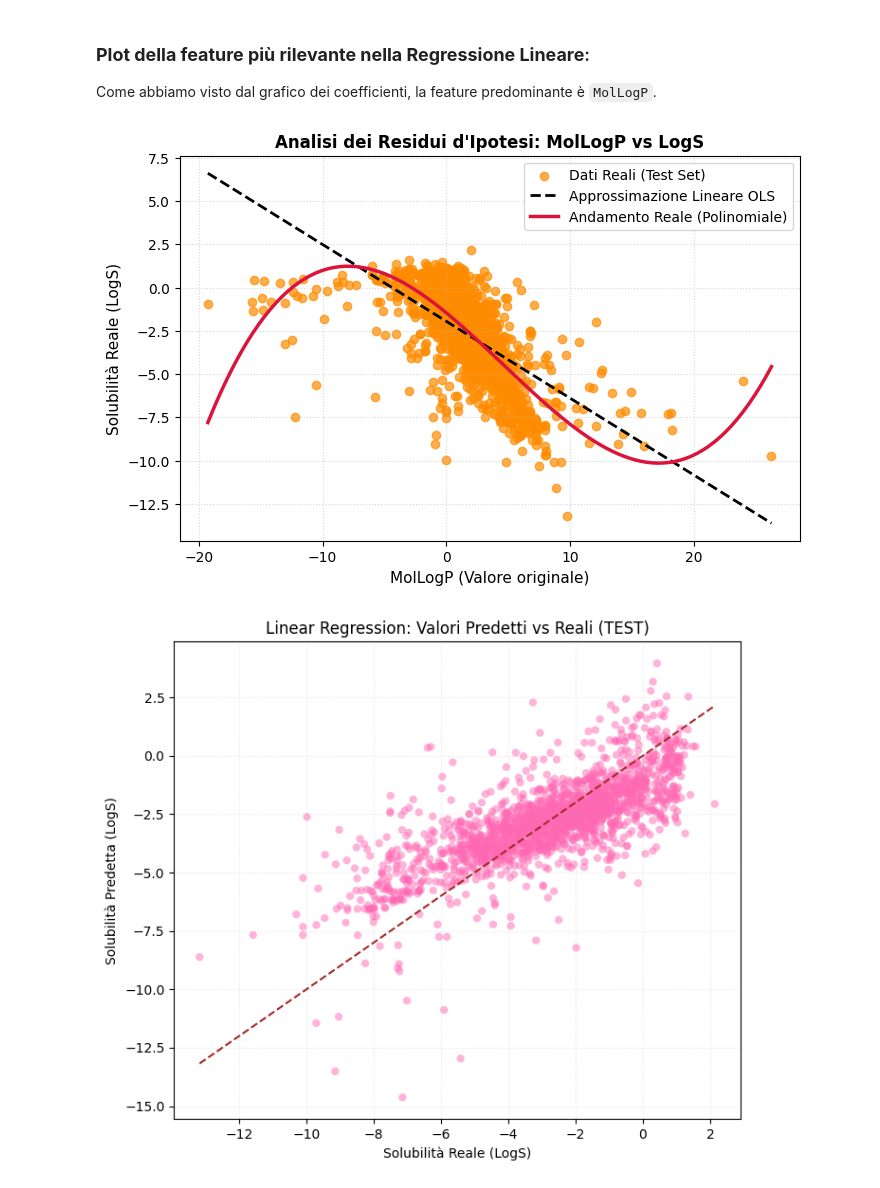
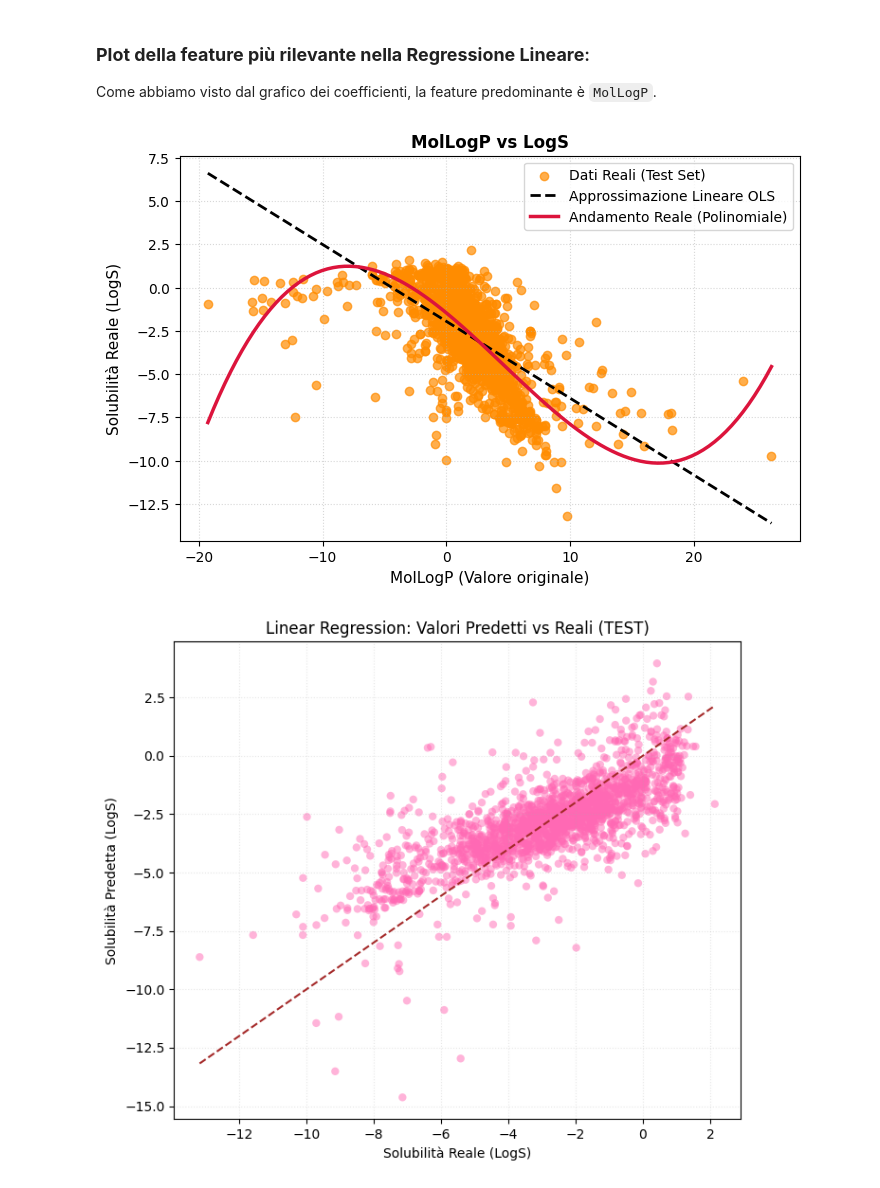
Before and after one commit to elettra-ven/DIA-Ventura-SolAq, a Jupyter notebook: AqSol_DIA_Ventura.ipynb, the cells around one changed output. Saved outputs shown, nothing was run; the diff lists cells and outputs as text; code cells hidden in the pictures.

```diff
--- a/AqSol_DIA_Ventura.ipynb
+++ b/AqSol_DIA_Ventura.ipynb
@@ -849,29 +849,29 @@ Come abbiamo visto dal grafico dei coefficienti, la feature predominante è `Mol
 # %%
 x_vals = X_test_reduced['MolLogP']
 y_vals = y_test.values
 
 plt.figure(figsize=(8, 5))
 plt.scatter(x_vals, y_vals, alpha=0.7, color='darkorange', label='Dati Reali (Test Set)')
 
 m, q = np.polyfit(x_vals, y_vals, 1)
 x_range = np.linspace(x_vals.min(), x_vals.max(), 100)
 plt.plot(x_range, m * x_range + q, color='black', linewidth=2, linestyle='--',
          label='Approssimazione Lineare OLS')
 
 poly_coefs = np.polyfit(x_vals, y_vals, 3)
 poly_curve = np.polyval(poly_coefs, x_range)
 plt.plot(x_range, poly_curve, color='crimson', linewidth=2.5,
          label='Andamento Reale (Polinomiale)')
 
-plt.title("Analisi dei Residui d'Ipotesi: MolLogP vs LogS", fontsize=12, fontweight='bold')
+plt.title("MolLogP vs LogS", fontsize=12, fontweight='bold')
 plt.xlabel("MolLogP (Valore originale)", fontsize=11)
 plt.ylabel("Solubilità Reale (LogS)", fontsize=11)
 plt.legend(loc='best')
 plt.grid(True, linestyle=':', alpha=0.5)
 
 plt.show()
 # %% [output]
-[figure, old version]
+[figure, new version]
 # %%
 plt.figure(figsize=(7, 6))
 plt.scatter(y_test, y_pred_ols, color='hotpink', alpha=0.5, edgecolor='none')
```
Also changed, not shown: parts of 9 cells of this notebook.
